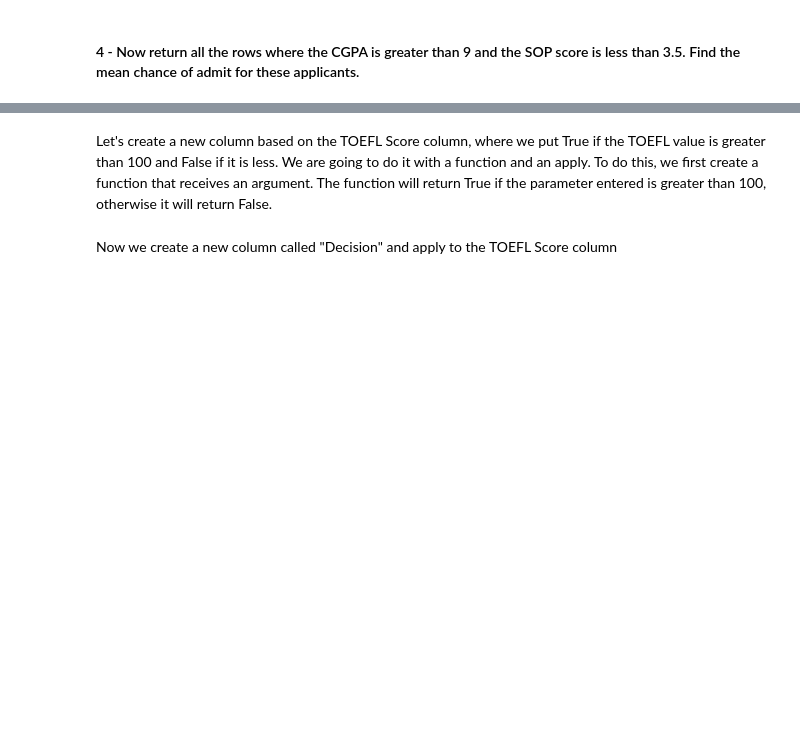
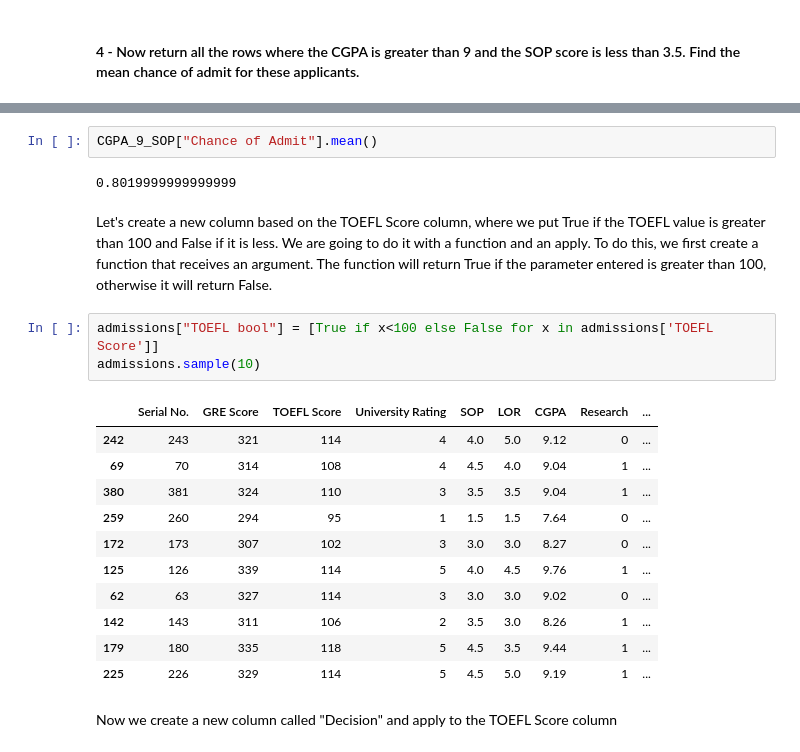
Before and after one commit to Ironhack-Data-Madrid-Enero-2022/lab-pandas, a Jupyter notebook: your-code/pandas_1.ipynb, the cells around one changed output, grey strips where cells are left out. Drawn from its saved outputs; the diff is of its cells as text; blank space fills up the shorter version.

```diff
--- a/your-code/pandas_1.ipynb
+++ b/your-code/pandas_1.ipynb
@@ -261,5 +271,24 @@ CGPA_9.head()
+# %%
+CGPA_9_SOP["Chance of Admit"].mean()
+# %% [output]
+0.8019999999999999
 # %% [markdown]
 Let's create a new column based on the TOEFL Score column, where we put True if the TOEFL value is greater than 100 and False if it is less. We are going to do it with a function and an apply.
 To do this, we first create a function that receives an argument. The function will return True if the parameter entered is greater than 100, otherwise it will return False.
+# %%
+admissions["TOEFL bool"] = [True if x<100 else False for x in admissions['TOEFL Score']]
+admissions.sample(10)
+# %% [output]
+|  | Serial No. | GRE Score | TOEFL Score | University Rating | SOP | LOR | CGPA | Research | ... |
+| 242 | 243 | 321 | 114 | 4 | 4.0 | 5.0 | 9.12 | 0 | ... |
+| 69 | 70 | 314 | 108 | 4 | 4.5 | 4.0 | 9.04 | 1 | ... |
+| 380 | 381 | 324 | 110 | 3 | 3.5 | 3.5 | 9.04 | 1 | ... |
+| 259 | 260 | 294 | 95 | 1 | 1.5 | 1.5 | 7.64 | 0 | ... |
+| 172 | 173 | 307 | 102 | 3 | 3.0 | 3.0 | 8.27 | 0 | ... |
+| 125 | 126 | 339 | 114 | 5 | 4.0 | 4.5 | 9.76 | 1 | ... |
+| 62 | 63 | 327 | 114 | 3 | 3.0 | 3.0 | 9.02 | 0 | ... |
+| 142 | 143 | 311 | 106 | 2 | 3.5 | 3.0 | 8.26 | 1 | ... |
+| 179 | 180 | 335 | 118 | 5 | 4.5 | 3.5 | 9.44 | 1 | ... |
+| 225 | 226 | 329 | 114 | 5 | 4.5 | 5.0 | 9.19 | 1 | ... |
 # %% [markdown]
 Now we create a new column called "Decision" and apply to the TOEFL Score column
```
Also changed, not shown: parts of 4 cells of this notebook.
